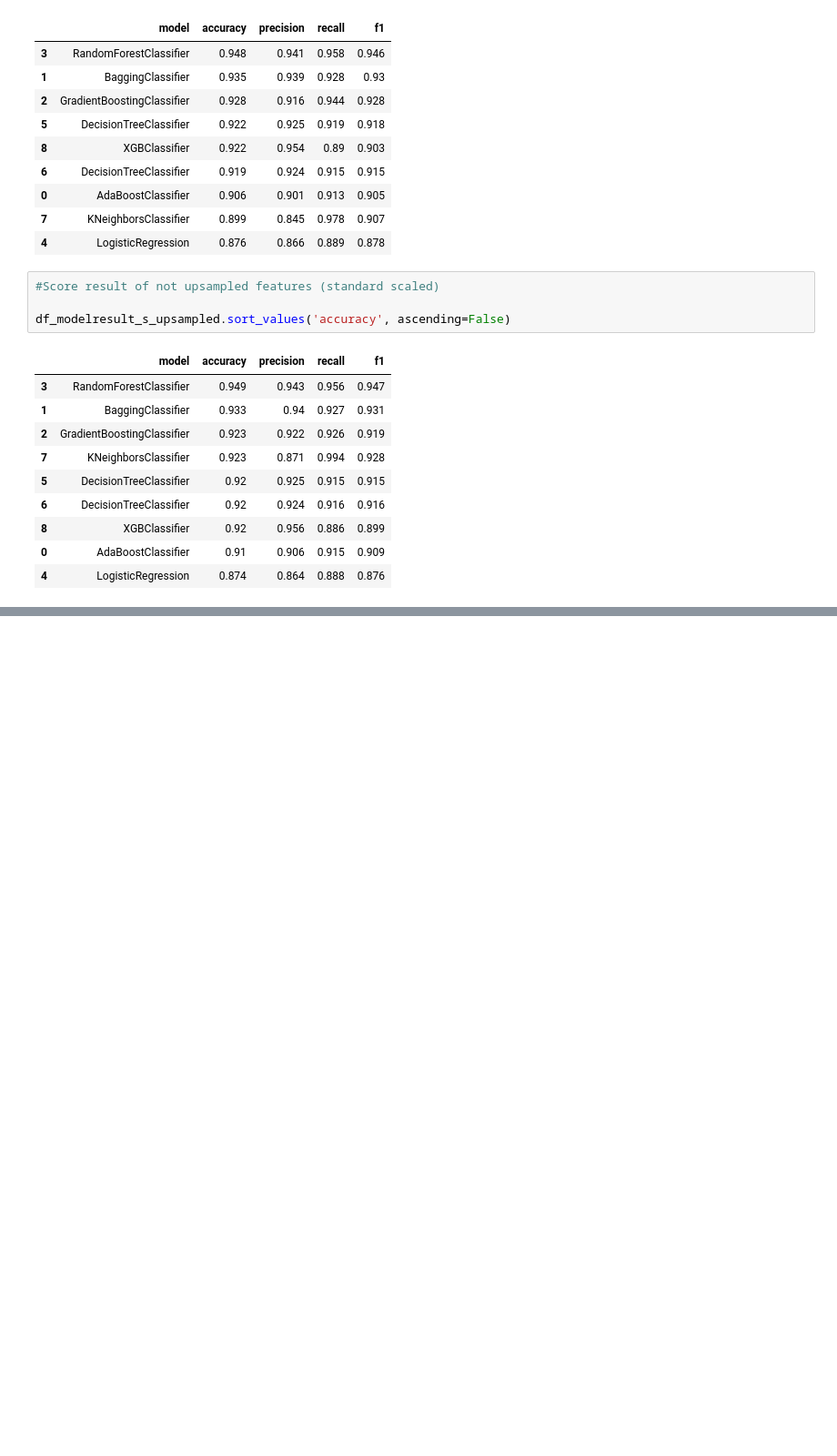
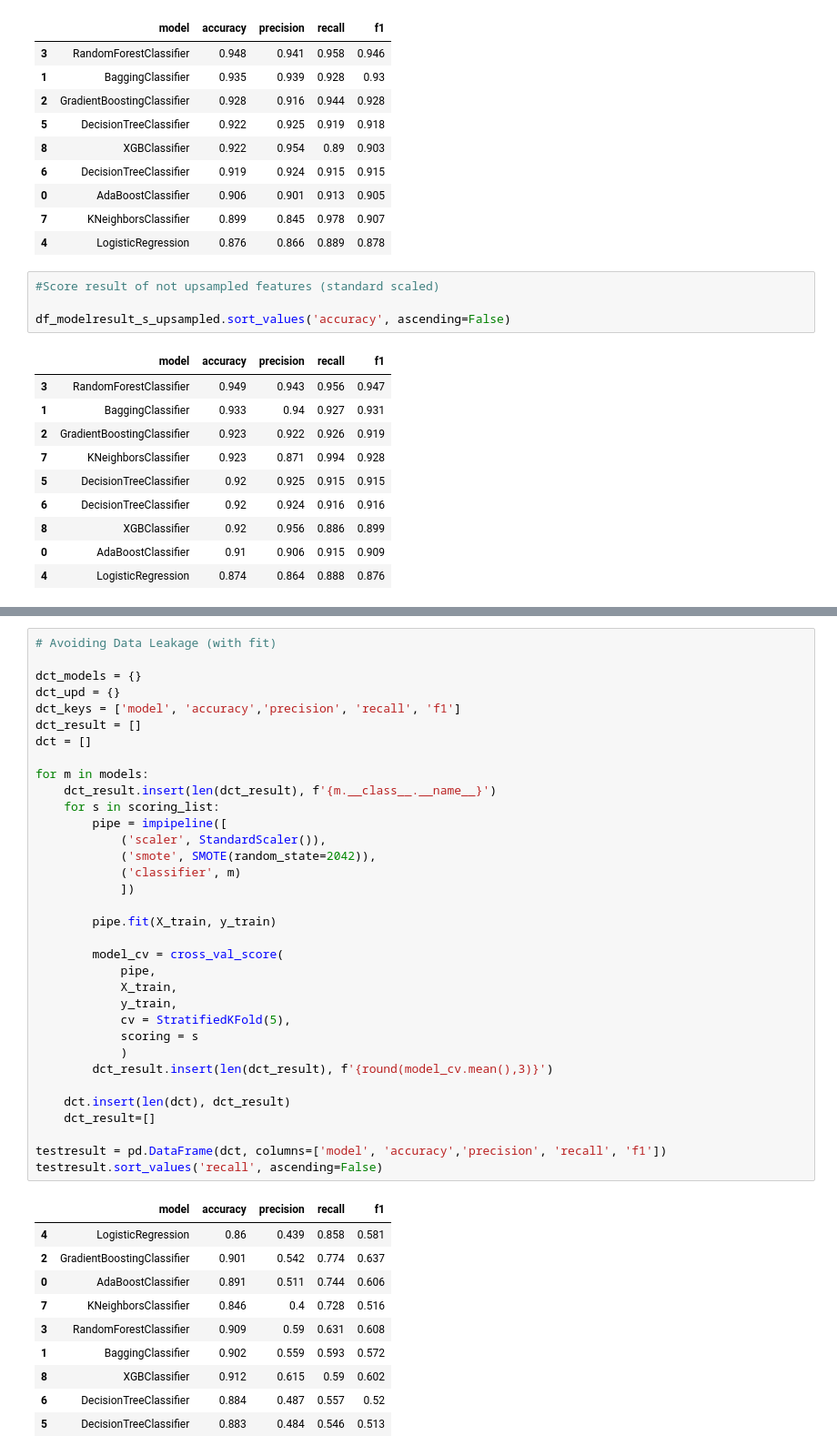
Before and after one commit to nikkoschy/jcdsol_enigma_finpro, a Jupyter notebook: finpro_enigma_bank_case.ipynb, the cells around one changed output, grey strips where cells are left out. Shown at 91% size. Saved outputs shown, nothing was run; the diff lists cells and outputs as text; blank space fills up the shorter version.

```diff
--- a/finpro_enigma_bank_case.ipynb
+++ b/finpro_enigma_bank_case.ipynb
@@ -854,0 +923,45 @@ df_modelresult_s_upsampled.sort_values('accuracy', ascending=False)
+# %%
+# Avoiding Data Leakage (with fit)
+
+dct_models = {}
+dct_upd = {}
+dct_keys = ['model', 'accuracy','precision', 'recall', 'f1']
+dct_result = []
+dct = []
+
+for m in models:
+    dct_result.insert(len(dct_result), f'{m.__class__.__name__}')
+    for s in scoring_list:
+        pipe = impipeline([
+            ('scaler', StandardScaler()),
+            ('smote', SMOTE(random_state=2042)),
+            ('classifier', m)
+            ])
+
+        pipe.fit(X_train, y_train)
+
+        model_cv = cross_val_score(
+            pipe,
+            X_train,
+            y_train,
+            cv = StratifiedKFold(5),
+            scoring = s
+            )
+        dct_result.insert(len(dct_result), f'{round(model_cv.mean(),3)}')
+
+    dct.insert(len(dct), dct_result)
+    dct_result=[]
+
+testresult = pd.DataFrame(dct, columns=['model', 'accuracy','precision', 'recall', 'f1'])
+testresult.sort_values('recall', ascending=False)
+# %% [output]
+|  | model | accuracy | precision | recall | f1 |
+| 4 | LogisticRegression | 0.86 | 0.439 | 0.858 | 0.581 |
+| 2 | GradientBoostingClassifier | 0.901 | 0.542 | 0.774 | 0.637 |
+| 0 | AdaBoostClassifier | 0.891 | 0.511 | 0.744 | 0.606 |
+| 7 | KNeighborsClassifier | 0.846 | 0.4 | 0.728 | 0.516 |
+| 3 | RandomForestClassifier | 0.909 | 0.59 | 0.631 | 0.608 |
+| 1 | BaggingClassifier | 0.902 | 0.559 | 0.593 | 0.572 |
+| 8 | XGBClassifier | 0.912 | 0.615 | 0.59 | 0.602 |
+| 6 | DecisionTreeClassifier | 0.884 | 0.487 | 0.557 | 0.52 |
+| 5 | DecisionTreeClassifier | 0.883 | 0.484 | 0.546 | 0.513 |
```
Also changed, not shown: parts of 31 cells of this notebook.
